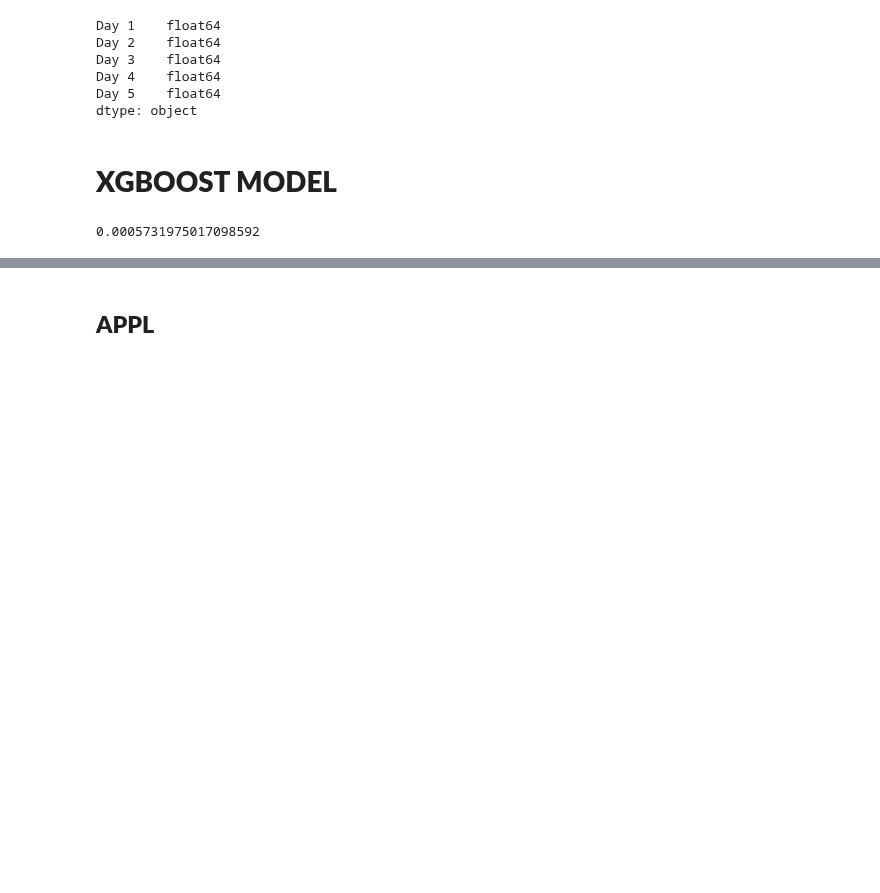
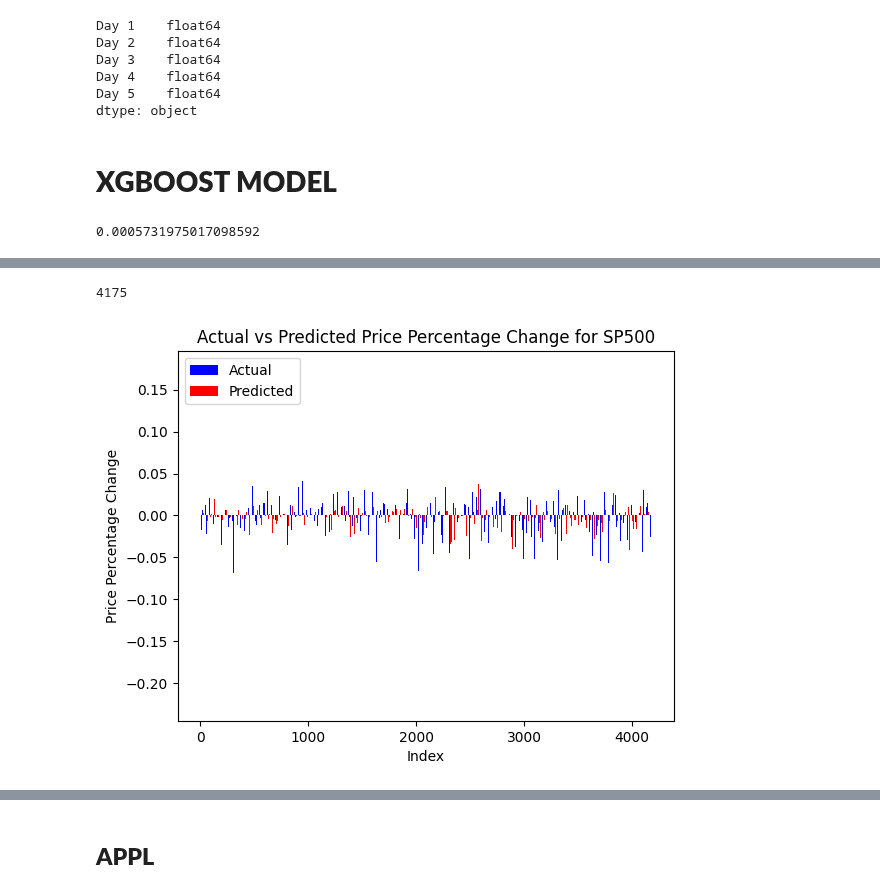
Before and after one commit to ktongk/BTT-JPMC-1, a Jupyter notebook: Anna/XGBOOST.ipynb, the cells around one changed output, grey strips where cells are left out. Cells and saved outputs as stored; diff of their text form; code cells hidden in the pictures; blank space fills up the shorter version.

```diff
--- a/Anna/XGBOOST.ipynb
+++ b/Anna/XGBOOST.ipynb
@@ -770,3 +847,4 @@ y_pred = sp500[1]
 y_pred
 y_test = sp500[3]
 y_test_tuned = sp500_tuned[4]
+y_pred_tuned = sp500_tuned[1]
@@ -799,0 +870,38 @@ plt.show()
+# %%
+y_pred = sp500[1]
+# take the first half of the y_pred values
+y_pred1 = y_pred[:len(y_pred)//2]
+# %% [output]
+4175
+# %%
+#display the predicted price percentage change values with the actual price percentage change values
+y_pred1 = y_pred[:len(y_pred)//2]
+y_test1 = y_test[:len(y_test)//2]
+y_test_tuned1 = y_test_tuned[:len(y_test_tuned)//2]
+y_pred_tuned1 = y_pred_tuned[:len(y_pred_tuned)//2]
+# bar plot the actual price percentage change values with the predicted price percentage change values
+x = np.arange(len(y_test))
+
+# Set the width of the bars
+bar_width = 0.35
+
+# Plot the actual values in blue
+plt.bar(x - bar_width/2, y_test, width=bar_width, color='blue', label='Actual')
+
+# Plot the predicted values in red
+plt.bar(x + bar_width/2, y_pred, width=bar_width, color='red', label='Predicted')
+
+# Add labels and title
+# what is the label for the x axis?
+
+plt.xlabel('Index')
+plt.ylabel('Price Percentage Change')
+plt.title('Actual vs Predicted Price Percentage Change for SP500')
+
+# Add legend
+plt.legend()
+
+# Show the plot
+plt.show()
+# %% [output]
+[figure, added]
```
Also changed, not shown: parts of 27 cells of this notebook.
